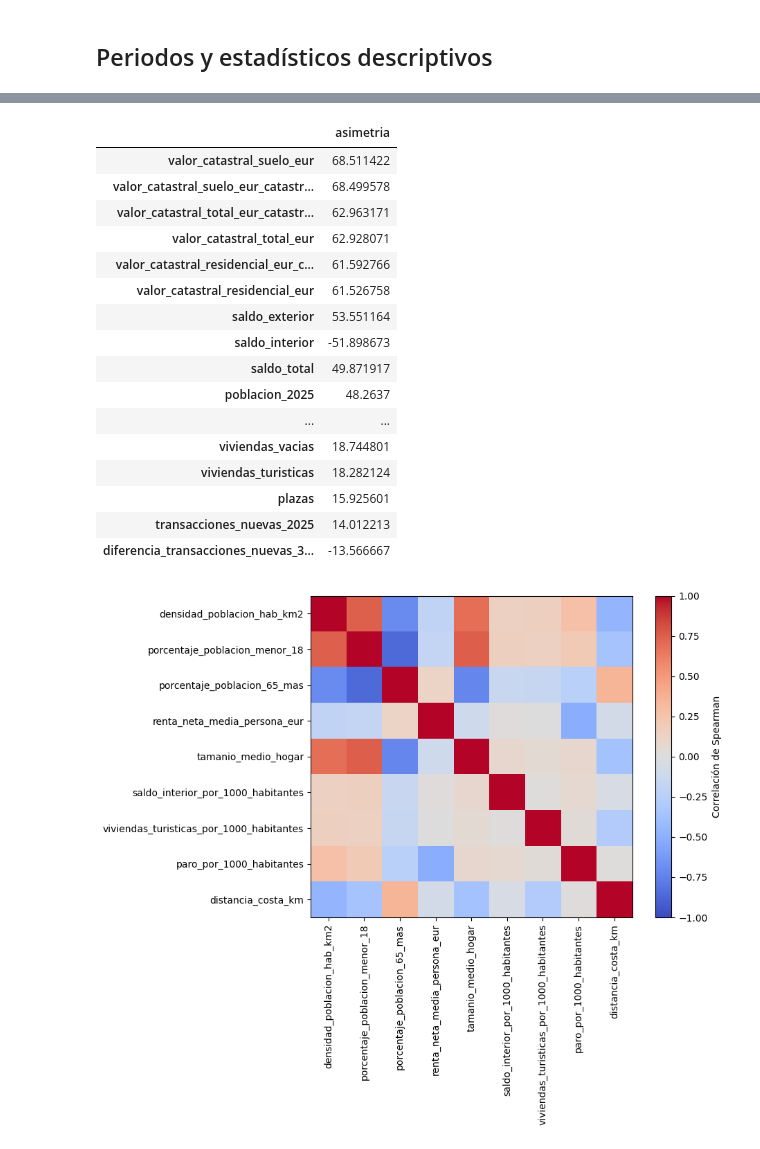
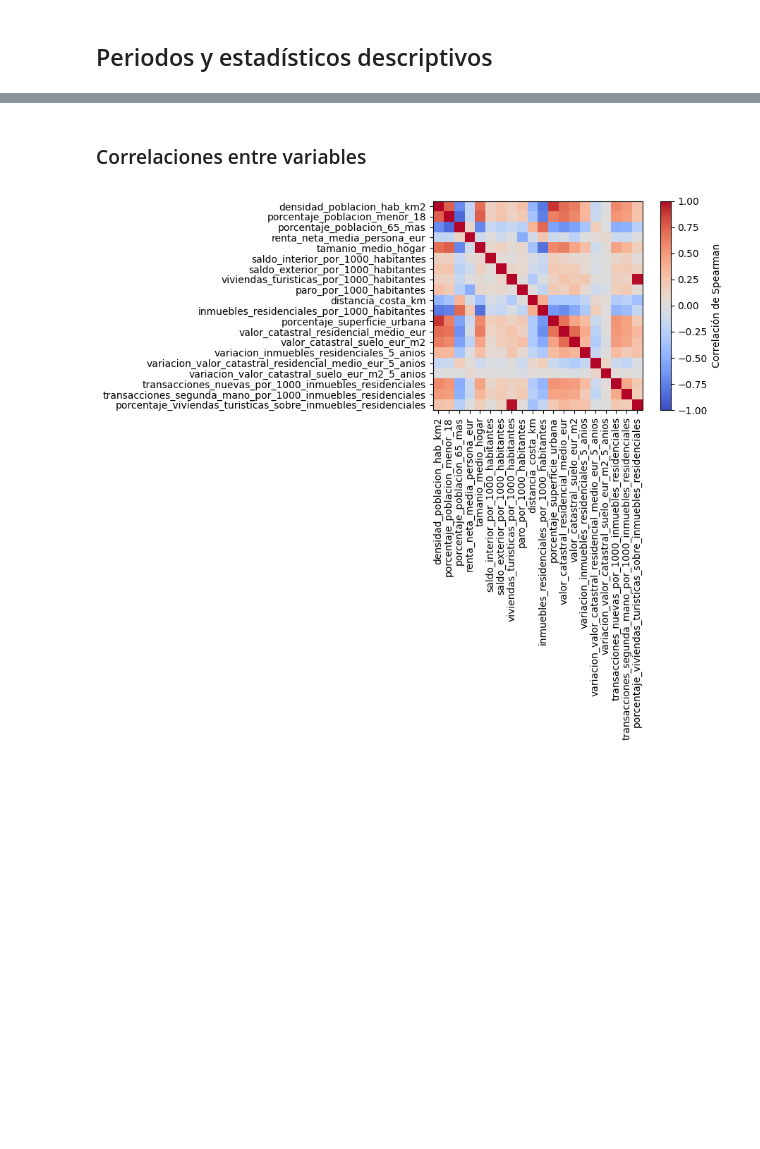
Before and after one commit to DavidJuanP/TFM-segmentacion-inmobiliaria, a Jupyter notebook: notebooks/01_eda_curated.ipynb, the cells around one changed output, grey strips where cells are left out. Drawn from its saved outputs; the diff is of its cells as text; code cells hidden in the pictures; blank space fills up the shorter version.

```diff
--- a/notebooks/01_eda_curated.ipynb
+++ b/notebooks/01_eda_curated.ipynb
@@ -171,44 +599,36 @@ display(descripcion)
+# %% [markdown]
+### Correlaciones entre variables
 # %%
-numericas = df.select_dtypes(include=np.number)
-asimetria = numericas.skew().sort_values(key=abs, ascending=False).to_frame('asimetria')
-display(asimetria.head(30))
-
 variables_revision = [
     'densidad_poblacion_hab_km2',
     'porcentaje_poblacion_menor_18',
     'porcentaje_poblacion_65_mas',
     'renta_neta_media_persona_eur',
     'tamanio_medio_hogar',
     'saldo_interior_por_1000_habitantes',
+    'saldo_exterior_por_1000_habitantes',
     'viviendas_turisticas_por_1000_habitantes',
     'paro_por_1000_habitantes',
     'distancia_costa_km',
+    'inmuebles_residenciales_por_1000_habitantes',
+    'porcentaje_superficie_urbana',
+    'valor_catastral_residencial_medio_eur',
+    'valor_catastral_suelo_eur_m2',
+    'variacion_inmuebles_residenciales_5_anios',
+    'variacion_valor_catastral_residencial_medio_eur_5_anios',
+    'variacion_valor_catastral_suelo_eur_m2_5_anios',
+    'transacciones_nuevas_por_1000_inmuebles_residenciales',
+    'transacciones_segunda_mano_por_1000_inmuebles_residenciales',
+    'porcentaje_viviendas_turisticas_sobre_inmuebles_residenciales',
 ]
 corr = df[variables_revision].corr(method='spearman')
 fig, ax = plt.subplots(figsize=(10, 8))
 imagen = ax.imshow(corr, vmin=-1, vmax=1, cmap='coolwarm')
 ax.set_xticks(range(len(corr)), corr.columns, rotation=90)
 ax.set_yticks(range(len(corr)), corr.index)
 fig.colorbar(imagen, ax=ax, label='Correlación de Spearman')
 fig.tight_layout()
 fig.savefig(FIGURES_DIR / 'correlaciones_iniciales.png', dpi=160, bbox_inches='tight')
 plt.show()
 # %% [output]
-|  | asimetria |
-| valor_catastral_suelo_eur | 68.511422 |
-| valor_catastral_suelo_eur_catastr... | 68.499578 |
-| valor_catastral_total_eur_catastr... | 62.963171 |
-| valor_catastral_total_eur | 62.928071 |
-| valor_catastral_residencial_eur_c... | 61.592766 |
-| valor_catastral_residencial_eur | 61.526758 |
-| saldo_exterior | 53.551164 |
-| saldo_interior | -51.898673 |
-| saldo_total | 49.871917 |
-| poblacion_2025 | 48.2637 |
-| ... | ... |
-| viviendas_vacias | 18.744801 |
-| viviendas_turisticas | 18.282124 |
-| plazas | 15.925601 |
-| transacciones_nuevas_2025 | 14.012213 |
-| diferencia_transacciones_nuevas_3... | -13.566667 |
-[figure, old version]
+[figure, new version]
```
Also changed, not shown: parts of 15 cells of this notebook, 1 other file.
